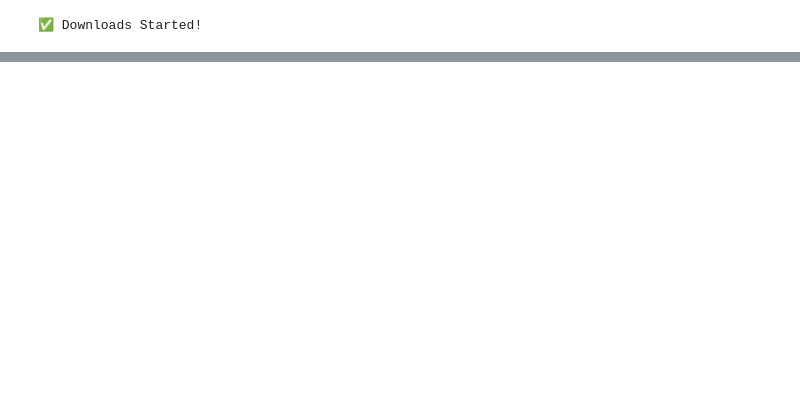
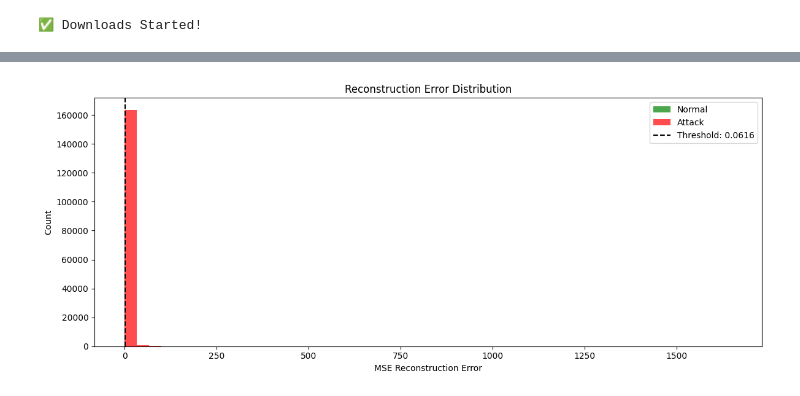
Before and after one commit to harshpandit09203-dev/cybersecurity-threat-intelligence, a Jupyter notebook: cybersecurity_threat_intelligence.ipynb, the cells around one changed output, grey strips where cells are left out. Drawn from its saved outputs; the diff is of its cells as text; code cells hidden in the pictures; blank space fills up the shorter version.

```diff
--- a/cybersecurity_threat_intelligence.ipynb
+++ b/cybersecurity_threat_intelligence.ipynb
@@ -1926,0 +2706,37 @@ print("✅ Downloads Started!")
+# %%
+plt.figure(figsize=(12, 5))
+
+plt.hist(
+    mse[true_labels == 0],
+    bins=50,
+    alpha=0.7,
+    label='Normal',
+    color='green'
+)
+
+plt.hist(
+    mse[true_labels == 1],
+    bins=50,
+    alpha=0.7,
+    label='Attack',
+    color='red'
+)
+
+plt.axvline(
+    threshold,
+    color='black',
+    linestyle='--',
+    label=f'Threshold: {threshold:.4f}'
+)
+
+plt.title('Reconstruction Error Distribution')
+
+plt.xlabel('MSE Reconstruction Error')
+plt.ylabel('Count')
+
+plt.legend()
+
+plt.tight_layout()
+plt.show()
+# %% [output]
+[figure, added]
```
Also changed, not shown: parts of 17 cells of this notebook.
